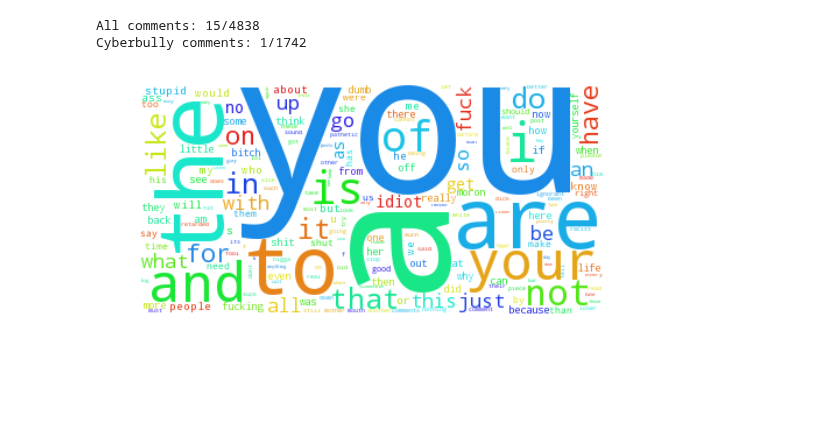
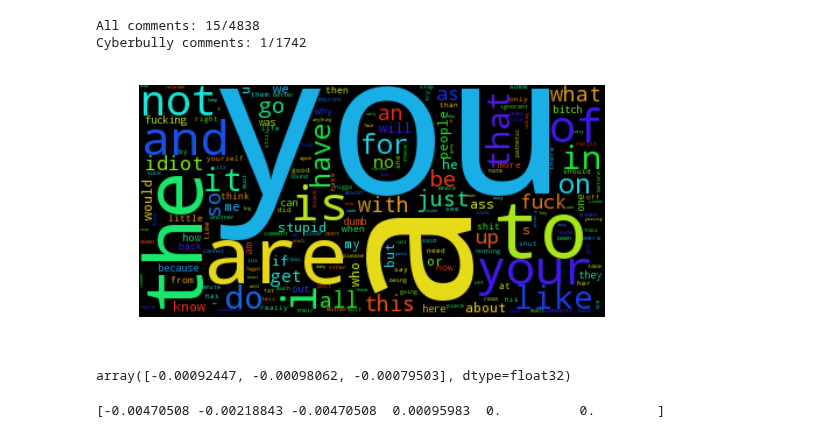
Before and after one commit to tazeek/BullyDetect, a Jupyter notebook: Analysis.ipynb, the cells around one changed output. Cells and saved outputs as stored; diff of their text form; code cells hidden in the pictures; blank space fills up the shorter version.

Commit message:
Testing out new methods

```diff
--- a/Analysis.ipynb
+++ b/Analysis.ipynb
@@ -182,12 +182,12 @@ Cyberbully comments: 1/1742
 # %%
 # Create word cloud for both cyberbully and non-cyberbully
 from wordcloud import WordCloud, STOPWORDS
 
-cyberbully_cloud = WordCloud(background_color="white", stopwords=STOPWORDS).generate_from_frequencies(cyberbully_list)
+cyberbully_cloud = WordCloud(background_color="black", stopwords=STOPWORDS).generate_from_frequencies(cyberbully_list)
 cyberbully_cloud.to_file('cyberbully cloud.jpg')
 
 plt.imshow(cyberbully_cloud)
 plt.axis("off")
 plt.show()
 # %% [output]
-[figure, old version]
+[figure, new version]
@@ -193,0 +199,36 @@ plt.show()
+# %%
+# METHOD 1: Average Sentence vector (Premature Doc2Vec)
+# ISSUE: Word Order Lost (are you dumb vs you are dumb gives same result)
+# ADVANTAGE: Can use as many words as possible
+# Test this example
+import numpy as np
+
+sentences = ["i like candy", "i like chocolate", "i dislike you"]
+np.array([np.mean([model[word] for word in sentence if word in model]) for sentence in sentences])
+# %% [output]
+array([-0.00092447, -0.00098062, -0.00079503], dtype=float32)
+# %%
+# METHOD 2: Average Word vector (Treat each word as a feature)
+# NOTE: This method requires choosing the first N words (N is an integer)
+# ISSUE: Memory Constraints, Incomplete Sentences
+
+N = 6
+sentence = "you suck you fuck"
+array = np.zeros((N,), dtype="float32")
+index = 0
+
+for word in sentence.split():
+
+    if index == len(array):
+        print("INCOMPLETE")
+        break
+
+    if word in model:
+        array[index] = np.mean(model[word])
+    else:
+        array[index] = -1
+    index += 1
+
+print(array)
+# %% [output]
+[-0.00470508 -0.00218843 -0.00470508  0.00095983  0.          0.        ]
```
Also changed, not shown: parts of 1 cell of this notebook.
